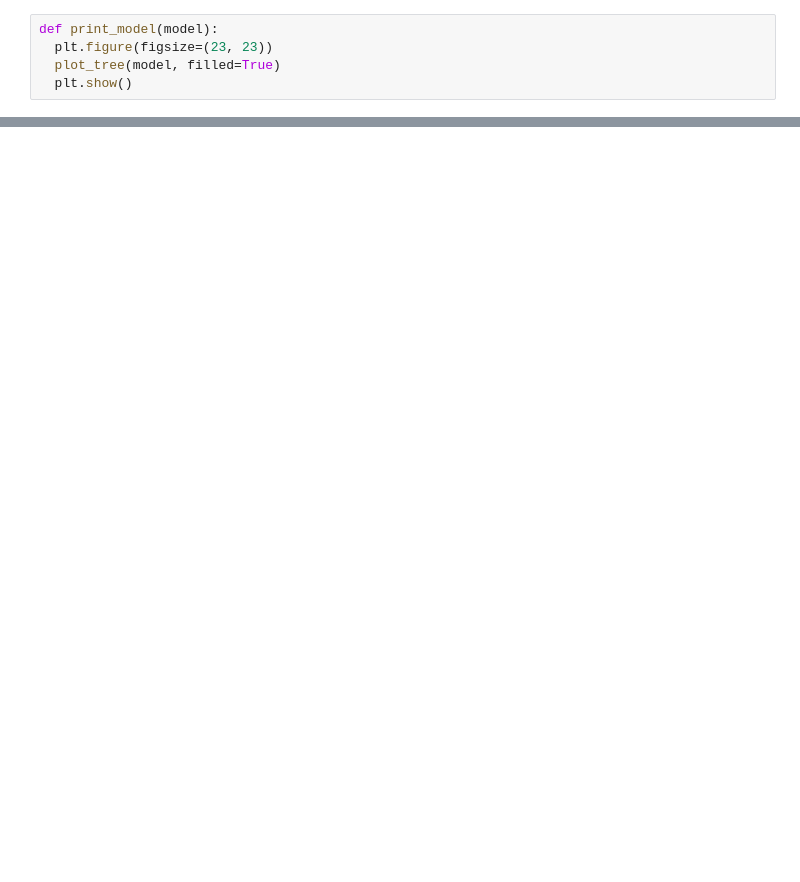
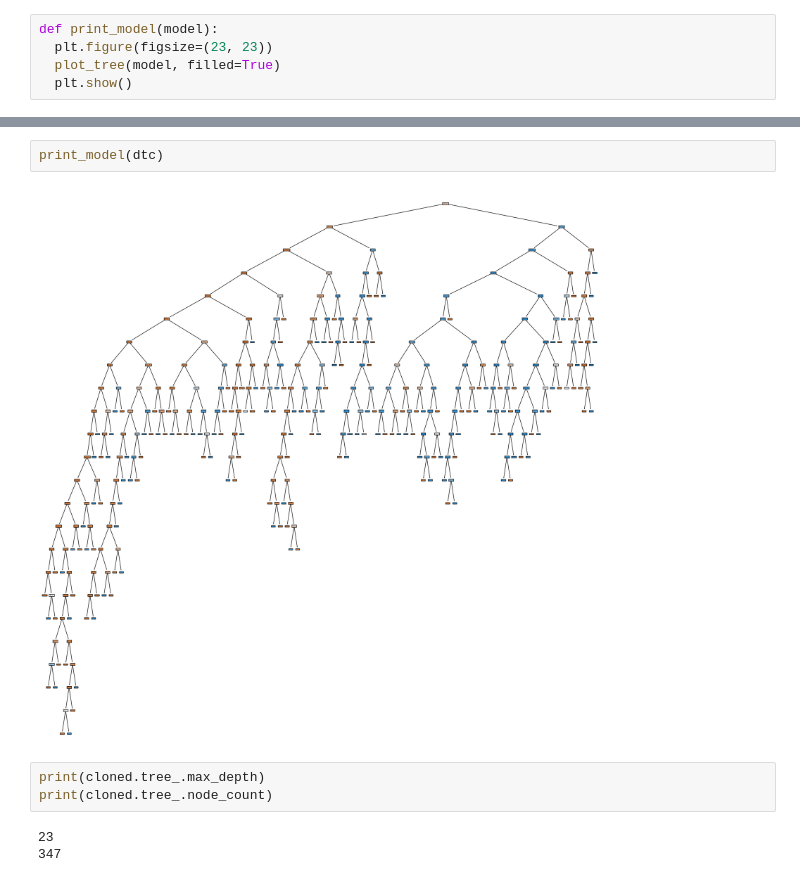
Before and after one commit to lucash-h/SENG474, a Jupyter notebook: DecisionTree.ipynb, the cells around one changed output, grey strips where cells are left out. Saved outputs shown, nothing was run; the diff lists cells and outputs as text; blank space fills up the shorter version.

```diff
--- a/DecisionTree.ipynb
+++ b/DecisionTree.ipynb
@@ -209,0 +208,10 @@ print(acc1, acc2)
+# %%
+print_model(dtc)
+# %% [output]
+[figure, added]
+# %%
+print(cloned.tree_.max_depth)
+print(cloned.tree_.node_count)
+# %% [output]
+23
+347
```
Also changed, not shown: parts of 7 cells of this notebook.
